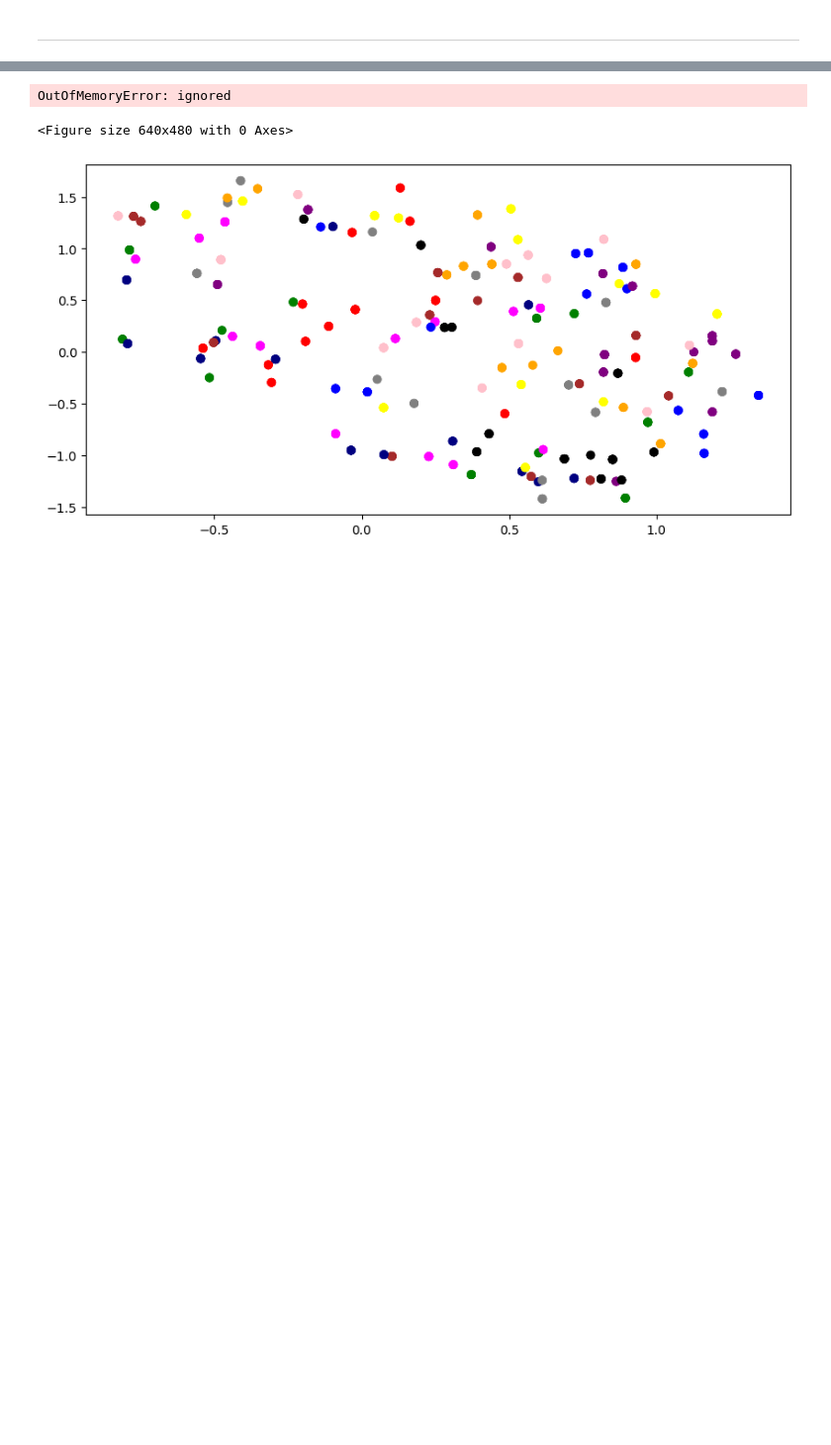
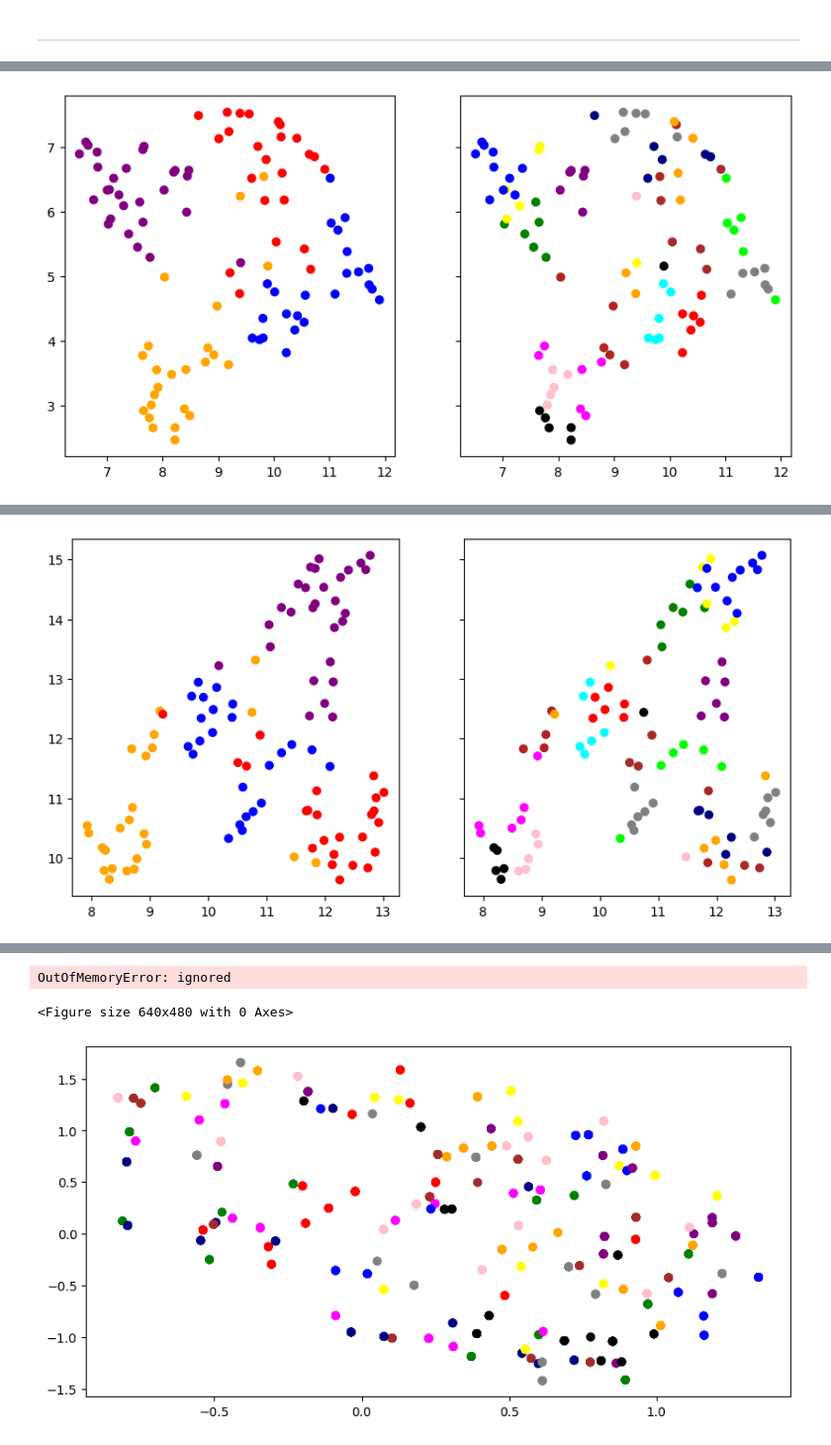
Before and after one commit to flori-margaritescu/human-judgements-honours, a Jupyter notebook: CNN_models_simple.ipynb, the cells around one changed output, grey strips where cells are left out. Shown at 99% size. Saved outputs shown, nothing was run; the diff lists cells and outputs as text; code cells hidden in the pictures; blank space fills up the shorter version.

```diff
--- a/CNN_models_simple.ipynb
+++ b/CNN_models_simple.ipynb
@@ -3906,6 +3906,8 @@ val_dl = DataLoader(val_dataset,batch_size=1,shuffle=True,num_workers=2,pin_memo
 # %% [markdown]
 # Models defined here
 # %%
+import torchvision.models as models
+
 class ResNet_Triplet18(nn.Module):
     def __init__(self):
         super().__init__()
@@ -3929,15 +3931,32 @@ class ResNet_Triplet34(nn.Module):
         self.Feature_Extractor = resnet34(pretrained=True)
         num_filters = self.Feature_Extractor.fc.in_features
         self.Feature_Extractor.fc = nn.Sequential(
-                  nn.Linear(num_filters,num_filters),
-                  nn.LeakyReLU())
+                  nn.Linear(num_filters,512),
+                  nn.LeakyReLU(),
+                  nn.Linear(512,100))
         self.Triplet_Loss = nn.Sequential(
-                  nn.Linear(num_filters,2))
+                  nn.Linear(100,100))
     def forward(self,x):
         features = self.Feature_Extractor(x)
         triplets = self.Triplet_Loss(features)
         return triplets
 
+
+class ResNet_Triplet50(nn.Module):
+    def __init__(self):
+        super().__init__()
+        self.Feature_Extractor = models.resnet50(pretrained=True)
+        num_filters = self.Feature_Extractor.fc.in_features
+        self.Feature_Extractor.fc = nn.Sequential(
+                  nn.Linear(num_filters,512),
+                  nn.LeakyReLU(),
+                  nn.Linear(512,10))
+        self.Triplet_Loss = nn.Sequential(
+                  nn.Linear(10,2))
+    def forward(self,x):
+        features = self.Feature_Extractor(x)
+        triplets = self.Triplet_Loss(features)
+        return triplets
 
 class ResNet_Triplet34_Frozen(nn.Module):
     def __init__(self):
@@ -4200,3 +4293,9 @@ def train_model(path, image_type, model, frozen, similar):
         # plot separation into categories for birds for anchors
 # %% [markdown]
 --------------------------------------------------------------------------------------
+# %%
+ResNet = ResNet_Triplet34()
+ResNet = ResNet.to(DEVICE)
+
+embeddings = train_model(birds_disimilar_8rank2_BALANCED,"jpg", ResNet, False, False)
+# %% [output]
@@ -4202,0 +4319 @@ def train_model(path, image_type, model, frozen, similar):
+[figure, added]
@@ -4202,0 +4337 @@ def train_model(path, image_type, model, frozen, similar):
+[figure, added]
```
Also changed, not shown: parts of 11 cells of this notebook.
